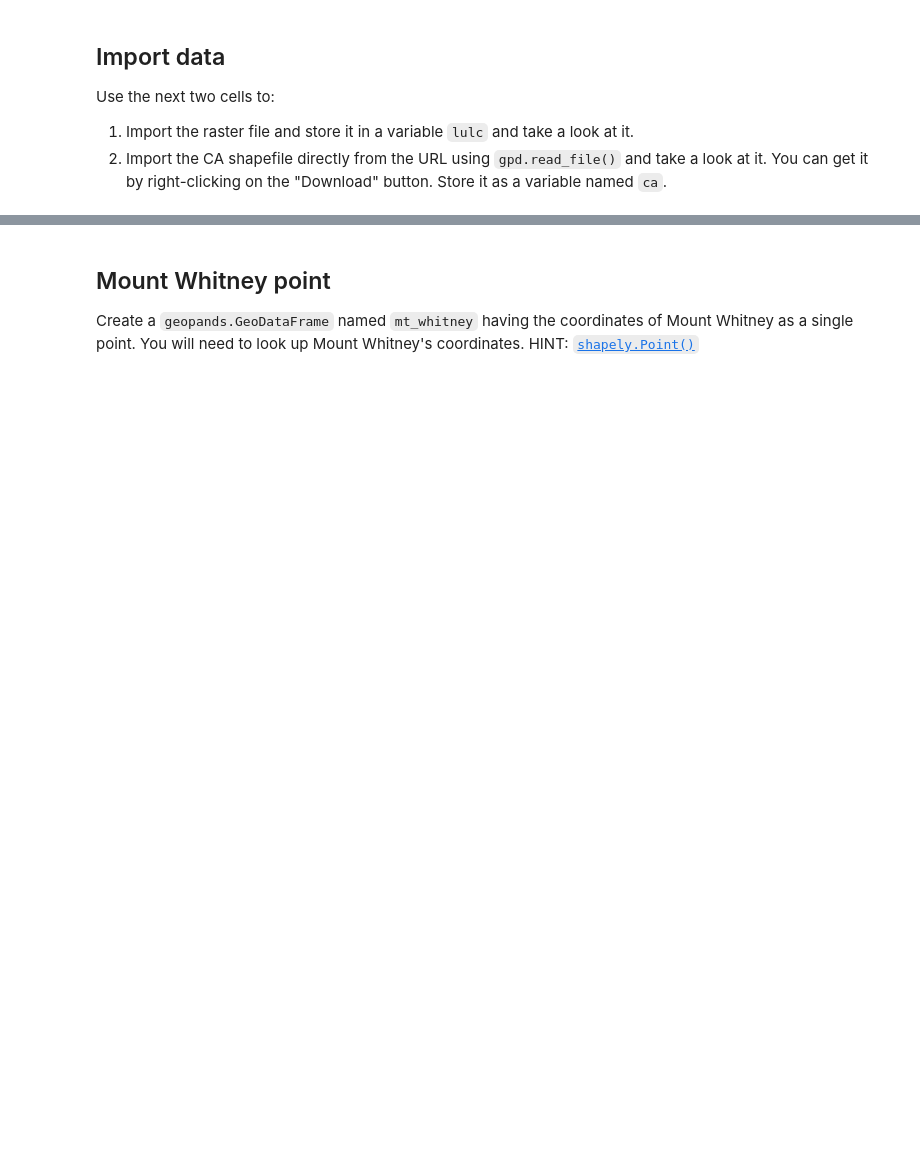
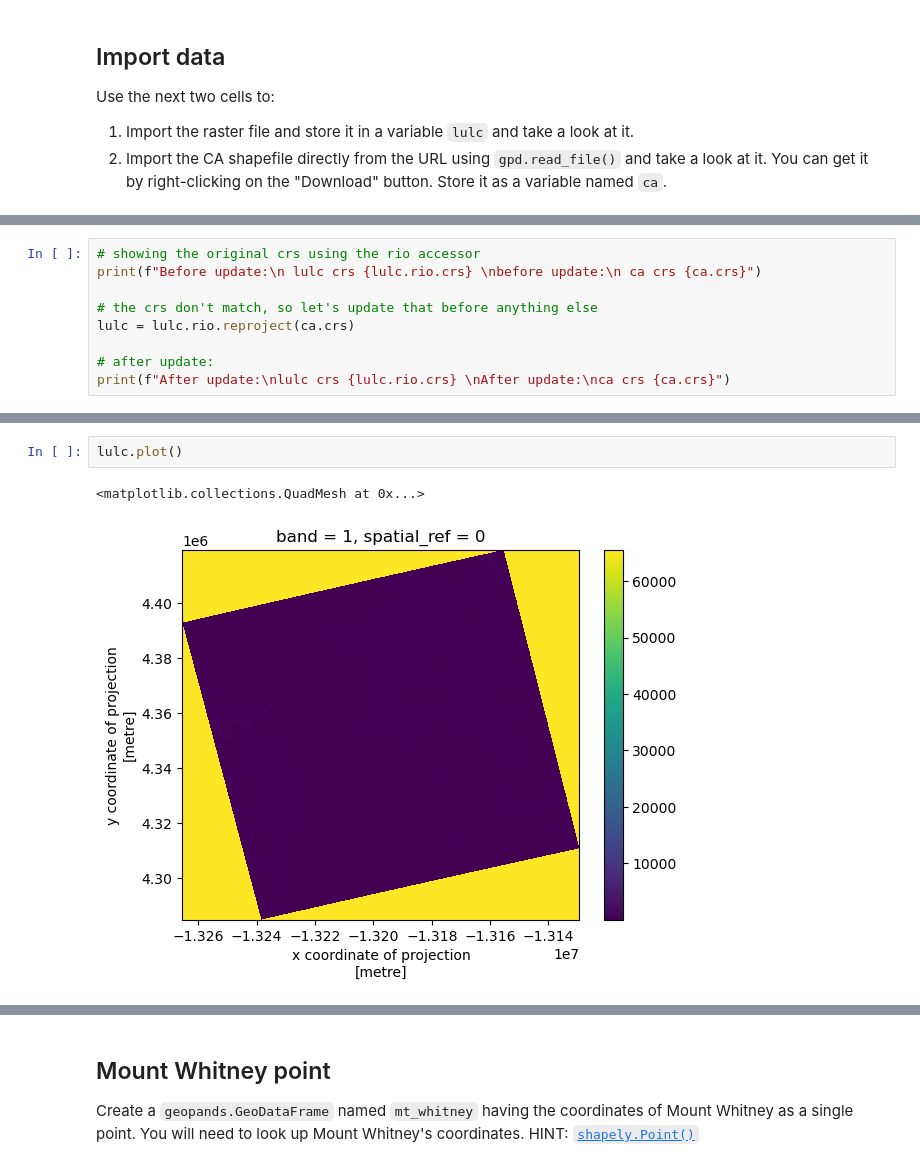
Before and after one commit to a-ramji/eds220-hwk-4, a Jupyter notebook: hwk4-task1-whitney-map-2.ipynb, the cells around one changed output, grey strips where cells are left out. Drawn from its saved outputs; the diff is of its cells as text; blank space fills up the shorter version.

```diff
--- a/hwk4-task1-whitney-map-2.ipynb
+++ b/hwk4-task1-whitney-map-2.ipynb
@@ -100,0 +167,9 @@ Create a `geopands.GeoDataFrame` named `bbox` with the lulc bounding box.
+# %%
+# showing the original crs using the rio accessor
+print(f"Before update:\n lulc crs {lulc.rio.crs} \nbefore update:\n ca crs {ca.crs}")
+
+# the crs don't match, so let's update that before anything else
+lulc = lulc.rio.reproject(ca.crs)
+
+# after update:
+print(f"After update:\nlulc crs {lulc.rio.crs} \nAfter update:\nca crs {ca.crs}")
@@ -100,0 +185,5 @@ Create a `geopands.GeoDataFrame` named `bbox` with the lulc bounding box.
+# %%
+lulc.plot()
+# %% [output]
+<matplotlib.collections.QuadMesh at 0x...>
+[figure, added]
```
Also changed, not shown: parts of 17 cells of this notebook.
